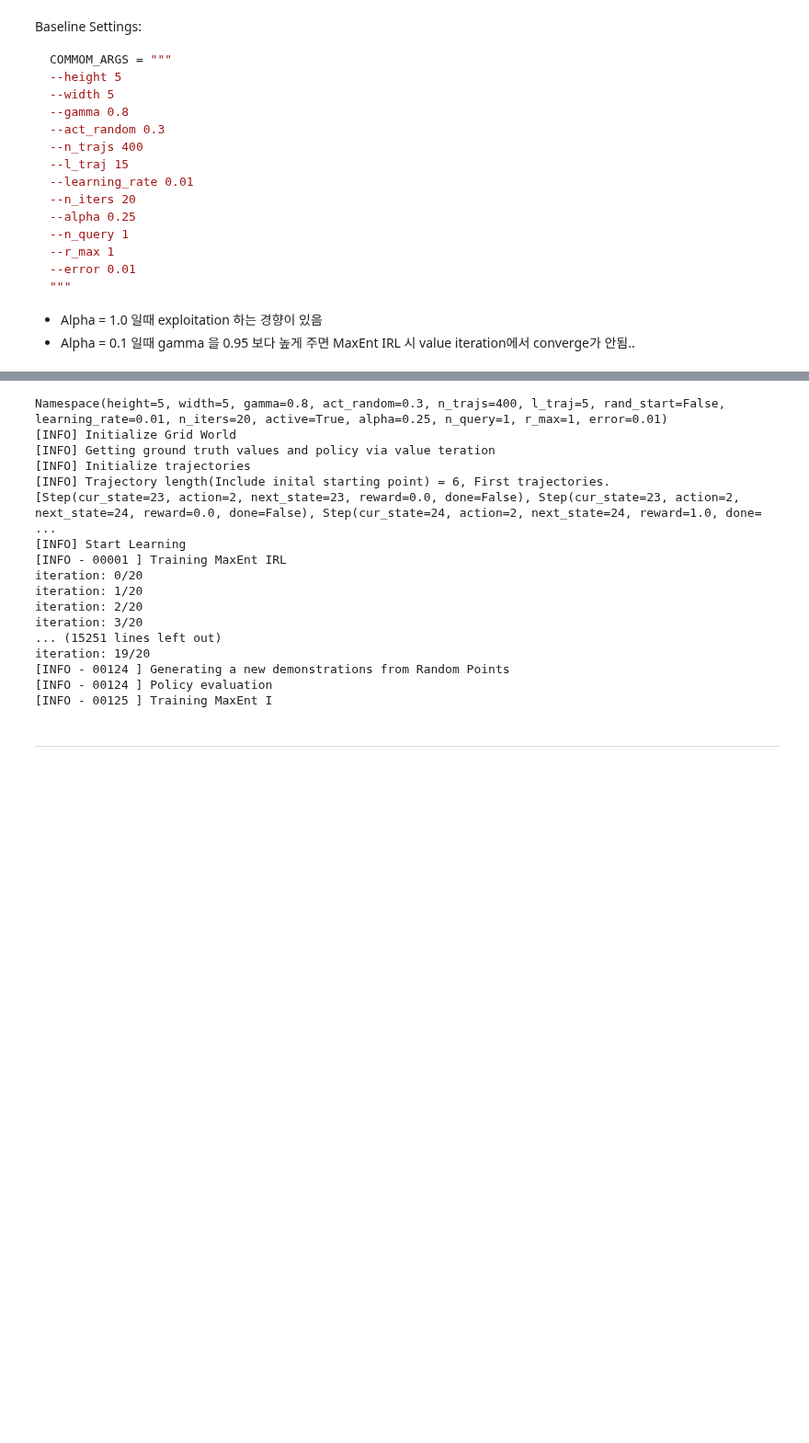
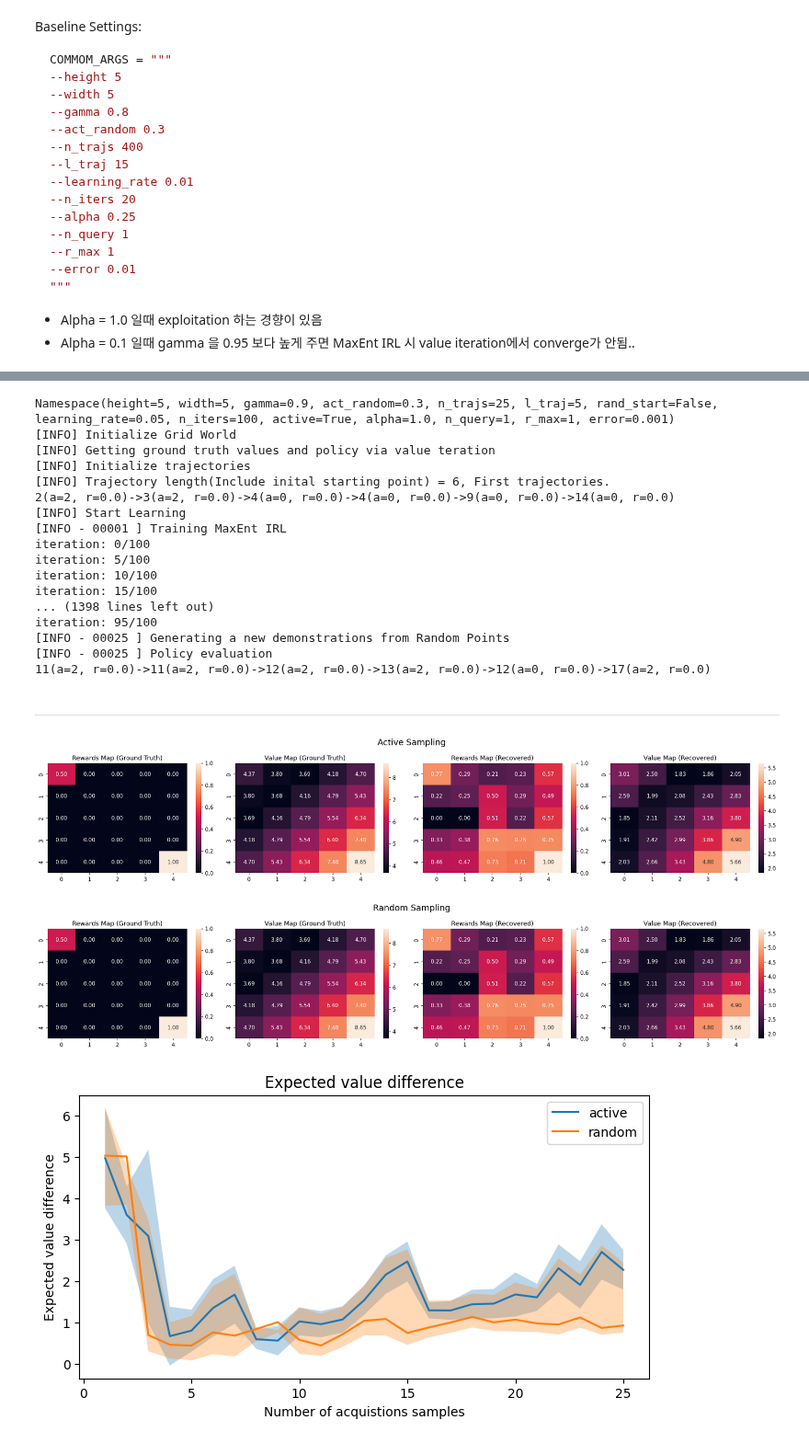
Before and after one commit to simonjisu/rl_2023spring, a Jupyter notebook: test.ipynb, the cells around one changed output, grey strips where cells are left out. Shown at 92% size. Cells and saved outputs as stored; diff of their text form; code cells hidden in the pictures; blank space fills up the shorter version.

```diff
--- a/test.ipynb
+++ b/test.ipynb
@@ -65,29 +233,33 @@ COMMOM_ARGS = """
 # %%
+init_start_pose = np.random.randint(0, 5, size=(5, 2))
+
 # active learning setting
 args = parse_args_str(COMMOM_ARGS + '--active')
 print(args)
-history_act = run_maxent_irl(args)
+init_start_pose = np.random.randint(0, args.height, size=(args.n_query, 2)).tolist()
+
+history_act = run_maxent_irl(args, init_start_pose=init_start_pose)
 
 args = parse_args_str(COMMOM_ARGS)
 print(args)
-history_rand = run_maxent_irl(args)
+history_rand = run_maxent_irl(args, init_start_pose=init_start_pose)
 # %% [output]
-Namespace(height=5, width=5, gamma=0.8, act_random=0.3, n_trajs=400, l_traj=5, rand_start=False, learning_rate=0.01, n_iters=20, active=True, alpha=0.25, n_query=1, r_max=1, error=0.01)
+Namespace(height=5, width=5, gamma=0.9, act_random=0.3, n_trajs=25, l_traj=5, rand_start=False, learning_rate=0.05, n_iters=100, active=True, alpha=1.0, n_query=1, r_max=1, error=0.001)
 [INFO] Initialize Grid World
 [INFO] Getting ground truth values and policy via value teration
 [INFO] Initialize trajectories
 [INFO] Trajectory length(Include inital starting point) = 6, First trajectories.
-[Step(cur_state=23, action=2, next_state=23, reward=0.0, done=False), Step(cur_state=23, action=2, next_state=24, reward=0.0, done=False), Step(cur_state=24, action=2, next_state=24, reward=1.0, done= ...
+2(a=2, r=0.0)->3(a=2, r=0.0)->4(a=0, r=0.0)->4(a=0, r=0.0)->9(a=0, r=0.0)->14(a=0, r=0.0)
 [INFO] Start Learning
 [INFO - 00001 ] Training MaxEnt IRL
-iteration: 0/20
-iteration: 1/20
-iteration: 2/20
-iteration: 3/20
-... (15251 lines left out)
-iteration: 19/20
-[INFO - 00124 ] Generating a new demonstrations from Random Points
-[INFO - 00124 ] Policy evaluation
-[INFO - 00125 ] Training MaxEnt I
+iteration: 0/100
+iteration: 5/100
+iteration: 10/100
+iteration: 15/100
+... (1398 lines left out)
+iteration: 95/100
+[INFO - 00025 ] Generating a new demonstrations from Random Points
+[INFO - 00025 ] Policy evaluation
+11(a=2, r=0.0)->11(a=2, r=0.0)->12(a=2, r=0.0)->13(a=2, r=0.0)->12(a=0, r=0.0)->17(a=2, r=0.0)
 # %%
 import pickle
@@ -199,3 +272,15 @@ def draw_evd(idxs_act, idxs_rand, vd_act, vd_rand, search_idx=None):
 # %%
 idxs_act, vd_act, info_act = get_infos(history_act, active=True, search_idx=None)
 idxs_rand, vd_rand, info_rand = get_infos(history_rand, active=False, search_idx=None)
+# %%
+file_path = Path(f'./exp_figs/{exp_name}').resolve()
+if not file_path.exists():
+    file_path.mkdir(parents=True)
+draw_maps(args, info_act, active=True, search_idx=None, file_path=file_path)
+draw_maps(args, info_rand, active=False, search_idx=None, file_path=file_path)  # same to info_act
+draw_evd(idxs_act, idxs_rand, vd_act, vd_rand, search_idx=None, file_path=file_path)
+draw_acq_maps(args, info_act, search_idx=None, file_path=file_path)
+# %% [output]
+[figure, added]
+[figure, added]
+[figure, added]
```
Also changed, not shown: parts of 14 cells of this notebook, 32 other files.
